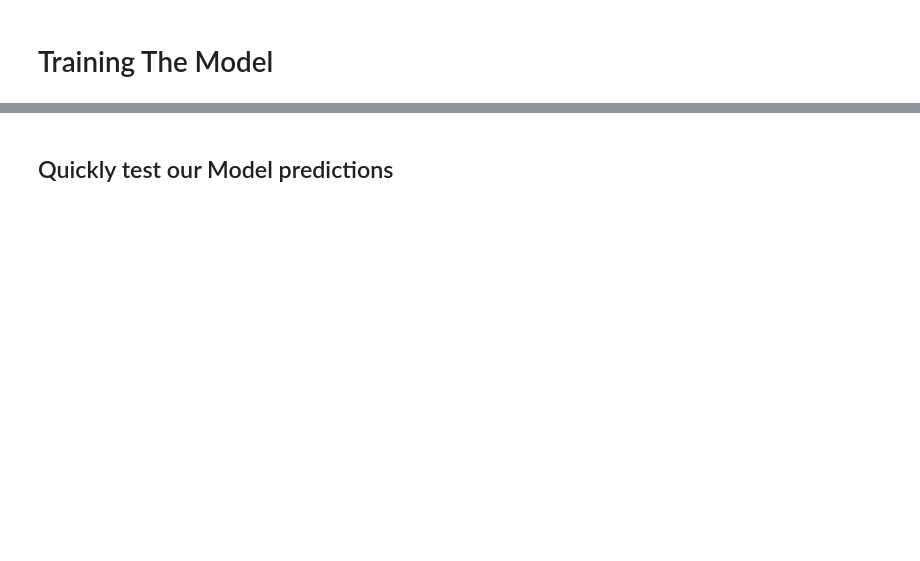
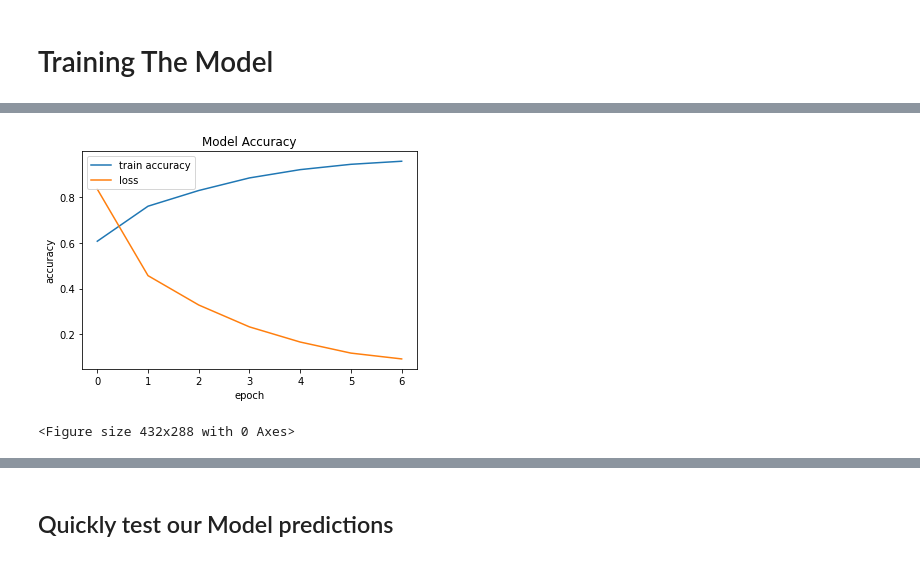
Before and after one commit to ipenywis/HateSpeechAI, a Jupyter notebook: hate-speech-detection-kaggle.ipynb, the cells around one changed output, grey strips where cells are left out. Saved outputs shown, nothing was run; the diff lists cells and outputs as text; code cells hidden in the pictures; blank space fills up the shorter version.

```diff
--- a/hate-speech-detection-kaggle.ipynb
+++ b/hate-speech-detection-kaggle.ipynb
@@ -290,7 +292,7 @@ testDataset = tf.data.Dataset.from_tensor_slices((testTexts, testLabels)).batch(
   # label = label_batch.numpy()
   # print(f'Label : {label} ({trainLabels[label]})')
 # %%
-epochs = 5
+epochs = 7
 steps_per_epoch = tf.data.experimental.cardinality(trainDataset).numpy()
 num_train_steps = steps_per_epoch * epochs
 num_warmup_steps = int(0.1*num_train_steps)
@@ -314,11 +316,12 @@ Number Warmup Steps:  1448
 # %%
 #Save checkpoints
+import os
 checkpoint_path = 'training_1/cp.ckpt'
 checkpoint_dir = os.path.dirname(checkpoint_path)
 
-cp_callback = tf.keras.callbacks.ModelCheckpoint(checkpoint_path,
+cp_callback = [tf.keras.callbacks.ModelCheckpoint(checkpoint_path,
                                                 save_weights_only=True,
-                                                verbose=1)
+                                                verbose=1)]
 # %% [markdown]
 ### Compiling our Model using the Defined Loss and Optimizer
 # %%
@@ -325,0 +383,4 @@ classifierModel.compile(loss=loss, optimizer=optimizer, metrics=metrics)
+# %%
+# list(trainLabels)
+class_weight = generate_class_weights(loadedData["class"])
+class_weight
@@ -327,6 +415,6 @@ classifierModel.compile(loss=loss, optimizer=optimizer, metrics=metrics)
 # Training The Model
 # %%
 print("Training Model using {BERT_ENCODER_URL}")
-trainingHistory = classifierModel.fit(trainDataset, validation_data=testDataset, epochs=epochs, callbacks = [cp_callback])
+trainingHistory = classifierModel.fit(trainDataset, validation_data=testDataset, epochs=epochs, callbacks = cp_callback, class_weight=class_weight)
 # %% [output]
 Training Model using {BERT_ENCODER_URL}
@@ -372,0 +502,12 @@ trainingHistory.history
+# %%
+plt.plot(trainingHistory.history['accuracy'])
+plt.plot(trainingHistory.history['loss'])
+plt.title('Model Accuracy')
+plt.ylabel('accuracy')
+plt.xlabel('epoch')
+plt.legend(['train accuracy', 'loss'], loc='upper left')
+plt.show()
+plt.savefig("training-acc-loss")
+# %% [output]
+[figure, added]
+<Figure size 432x288 with 0 Axes>
```
Also changed, not shown: parts of 29 cells of this notebook.
